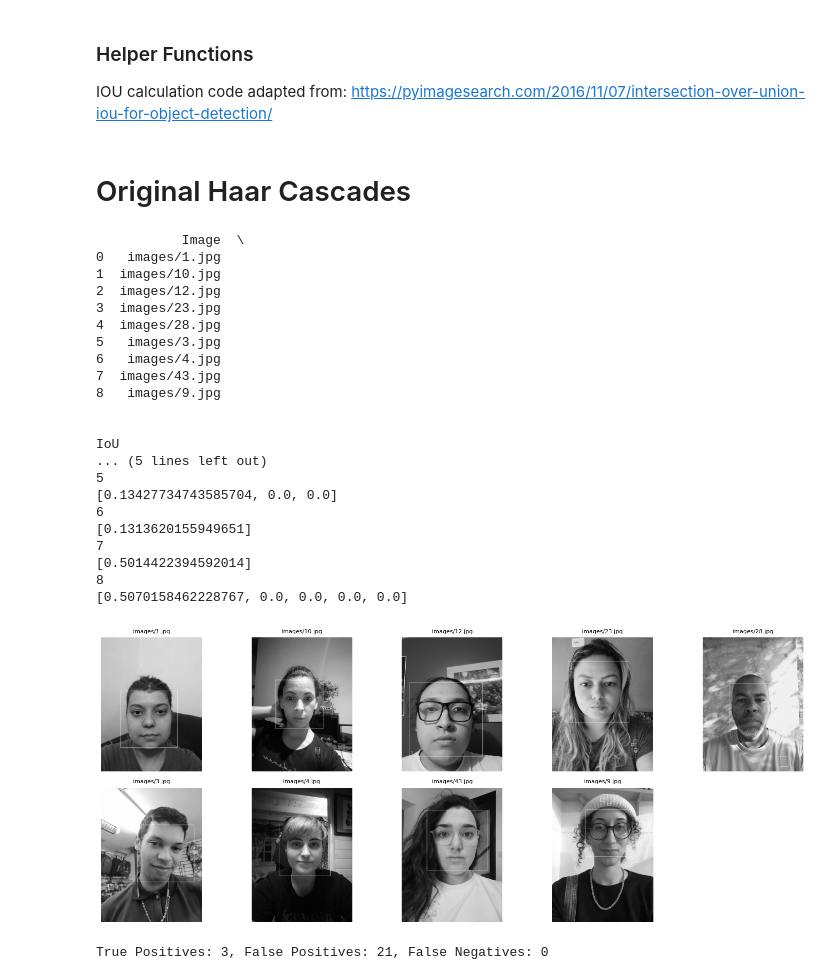
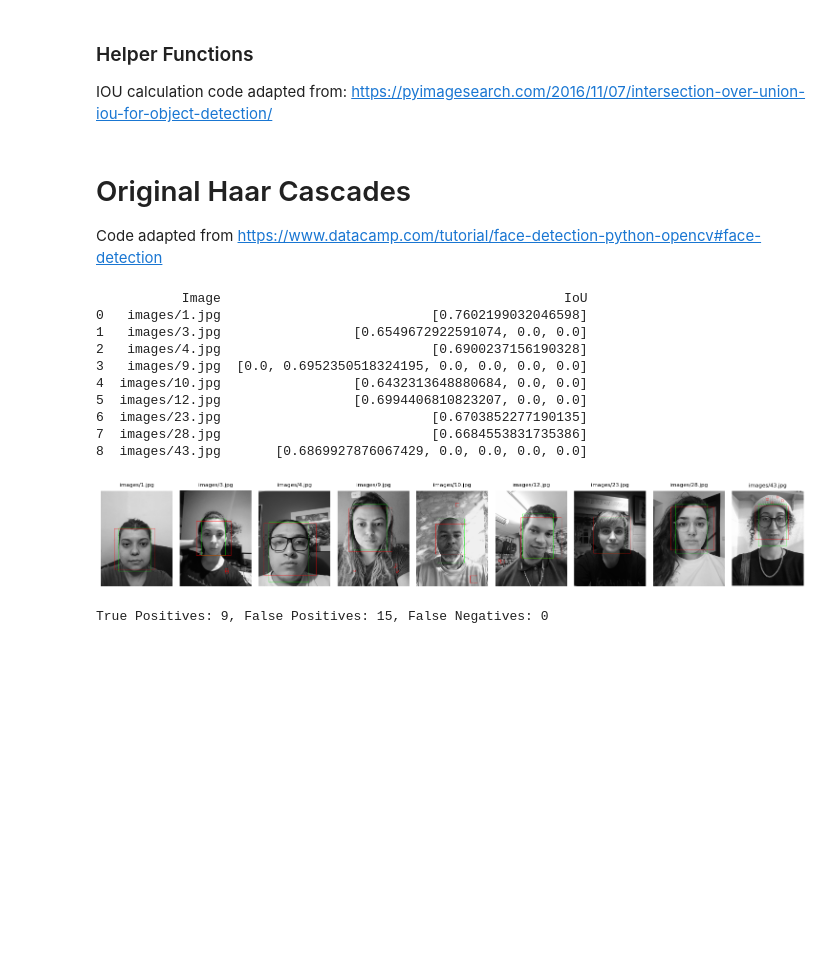
Before and after one commit to suxxmjz/encm-509-final-project, a Jupyter notebook: face_detection.ipynb, the cells around one changed output. Cells and saved outputs as stored; diff of their text form; code cells hidden in the pictures; blank space fills up the shorter version.

Commit message:
colored boxes

```diff
--- a/face_detection.ipynb
+++ b/face_detection.ipynb
@@ -50,11 +53,10 @@ full_paths = [os.path.join("data", img_path) for img_path in image_paths]
 import xml.etree.ElementTree as ET
 import os
 
-xml_file = "data/annotations.xml"
+xml_file = "data/corrected.xml"
 
 tree = ET.parse(xml_file)
 root = tree.getroot()
-
 # Extract just the filenames from full_paths
 image_filenames = [os.path.basename(path) for path in full_paths]
 
@@ -156,13 +158,13 @@ def calc_metrics_from_iou_threshold(thresholdValue, iouScores):
                     FP += 1
 
     return TP, FP, FN
-# %% [markdown]
-# Original Haar Cascades
+# %% [markdown]
+# Original Haar Cascades
+Code adapted from https://www.datacamp.com/tutorial/face-detection-python-opencv#face-detection
 # %%
 import cv2
-import matplotlib.pyplot as plt
 
-def haar_cascades(images, truth_data, scaleFactor=1.1, minNeighbors=5, minSize=(40, 40), iou_threshold=0.5):
+def haar_cascades(images, truth_data, scaleFactor=1.1, minNeighbors=5, minSize=(40, 40)):
     face_classifier = cv2.CascadeClassifier(
         cv2.data.haarcascades + "haarcascade_frontalface_default.xml"
     )
@@ -170,19 +172,32 @@ def haar_cascades(images, truth_data, scaleFactor=1.1, minNeighbors=5, minSize=(
     results = []
     processed_images = []
     image_names = []
+
     for image, truth in zip(images, truth_data):
-        image_copy = image.copy()
-        detected_faces = face_classifier.detectMultiScale(image_copy, scaleFactor=scaleFactor, minNeighbors=minNeighbors, minSize=minSize)
+        # Ensure the image is in color if it's grayscale
+        if len(image.shape) == 2:
+            image_copy = cv2.cvtColor(image, cv2.COLOR_GRAY2BGR)
+        else:
+            image_copy = image.copy()
+
+        # Convert to grayscale for face detection
+        gray = cv2.cvtColor(image, cv2.COLOR_BGR2GRAY) if len(image.shape) == 3 else image
+
+        detected_faces = face_classifier.detectMultiScale(gray, scaleFactor=scaleFactor, minNeighbors=minNeighbors, minSize=minSize)
 
         iou_list = []
+
+        # Draw the original bounding box in green
+        x1, y1, x2, y2 = map(int, truth['bbox'])
+        cv2.rectangle(image_copy, (x1, y1), (x2, y2), (0, 255, 0), 5)
 
         for (x, y, w, h) in detected_faces:
             detected_box = (x, y, x + w, y + h)
             iou = calculate_iou(detected_box, truth['bbox'])
             iou_list.append(iou)
 
-
-            cv2.rectangle(image_copy, (x, y), (x + w, y + h), (255, 0, 0), 4)
+            # Draw detected bounding box in red
+            cv2.rectangle(image_copy, (x, y), (x + w, y + h), (0, 0, 255), 5)
 
         results.append({
             "Image": truth['name'],
@@ -191,6 +206,7 @@ def haar_cascades(images, truth_data, scaleFactor=1.1, minNeighbors=5, minSize=(
             "IoU": iou_list,
         })
 
+        # Convert to RGB for correct color display (if needed)
         img_rgb = cv2.cvtColor(image_copy, cv2.COLOR_BGR2RGB)
         processed_images.append(img_rgb)
         image_names.append(truth['name'])
@@ -199,33 +215,26 @@ def haar_cascades(images, truth_data, scaleFactor=1.1, minNeighbors=5, minSize=(
 # %%
 #Keeping scaleFactor=1.1
 results_1, processed_images_1, image_names  = haar_cascades(grayscale_images, truth_data, scaleFactor=1.1, minNeighbors=5)
 
 df_results_1 = pd.DataFrame(results_1)
 
 print(df_results_1[['Image', 'IoU']])
-display_images_in_grid(processed_images_1, image_names, images_per_row=5)
+display_images_in_grid(processed_images_1, image_names, images_per_row=9)
 TP, FP, FN = calc_metrics_from_iou_threshold(0.5, df_results_1['IoU'])
 print(f"True Positives: {TP}, False Positives: {FP}, False Negatives: {FN}")
 # %% [output]
-           Image  \
-0   images/1.jpg
-1  images/10.jpg
-2  images/12.jpg
-3  images/23.jpg
-4  images/28.jpg
-5   images/3.jpg
-6   images/4.jpg
-7  images/43.jpg
-8   images/9.jpg
-
-                                                                                                                    IoU
-... (5 lines left out)
-5                                                                                       [0.13427734743585704, 0.0, 0.0]
-6                                                                                                  [0.1313620155949651]
-7                                                                                                  [0.5014422394592014]
-8                                                                              [0.5070158462228767, 0.0, 0.0, 0.0, 0.0]
+           Image                                            IoU
+0   images/1.jpg                           [0.7602199032046598]
+1   images/3.jpg                 [0.6549672922591074, 0.0, 0.0]
+2   images/4.jpg                           [0.6900237156190328]
+3   images/9.jpg  [0.0, 0.6952350518324195, 0.0, 0.0, 0.0, 0.0]
+4  images/10.jpg                 [0.6432313648880684, 0.0, 0.0]
+5  images/12.jpg                 [0.6994406810823207, 0.0, 0.0]
+6  images/23.jpg                           [0.6703852277190135]
+7  images/28.jpg                           [0.6684553831735386]
+8  images/43.jpg       [0.6869927876067429, 0.0, 0.0, 0.0, 0.0]
-[figure, old version]
+[figure, new version]
-True Positives: 3, False Positives: 21, False Negatives: 0
+True Positives: 9, False Positives: 15, False Negatives: 0
 # %%
 #Keeping scaleFactor=1.1
 results_2, processed_images_2, image_names = haar_cascades(grayscale_images, truth_data, scaleFactor=1.1, minNeighbors=10)
```
Also changed, not shown: parts of 3 cells of this notebook, 1 other file.
